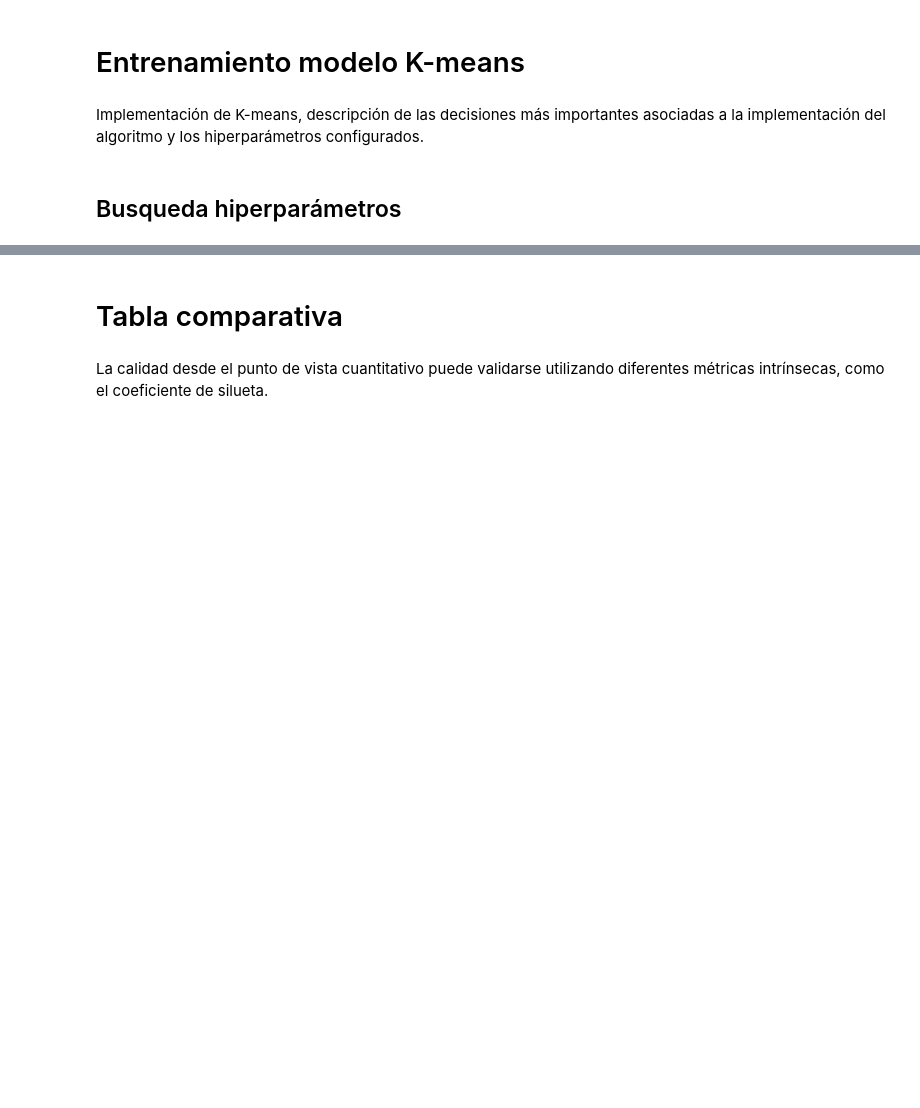
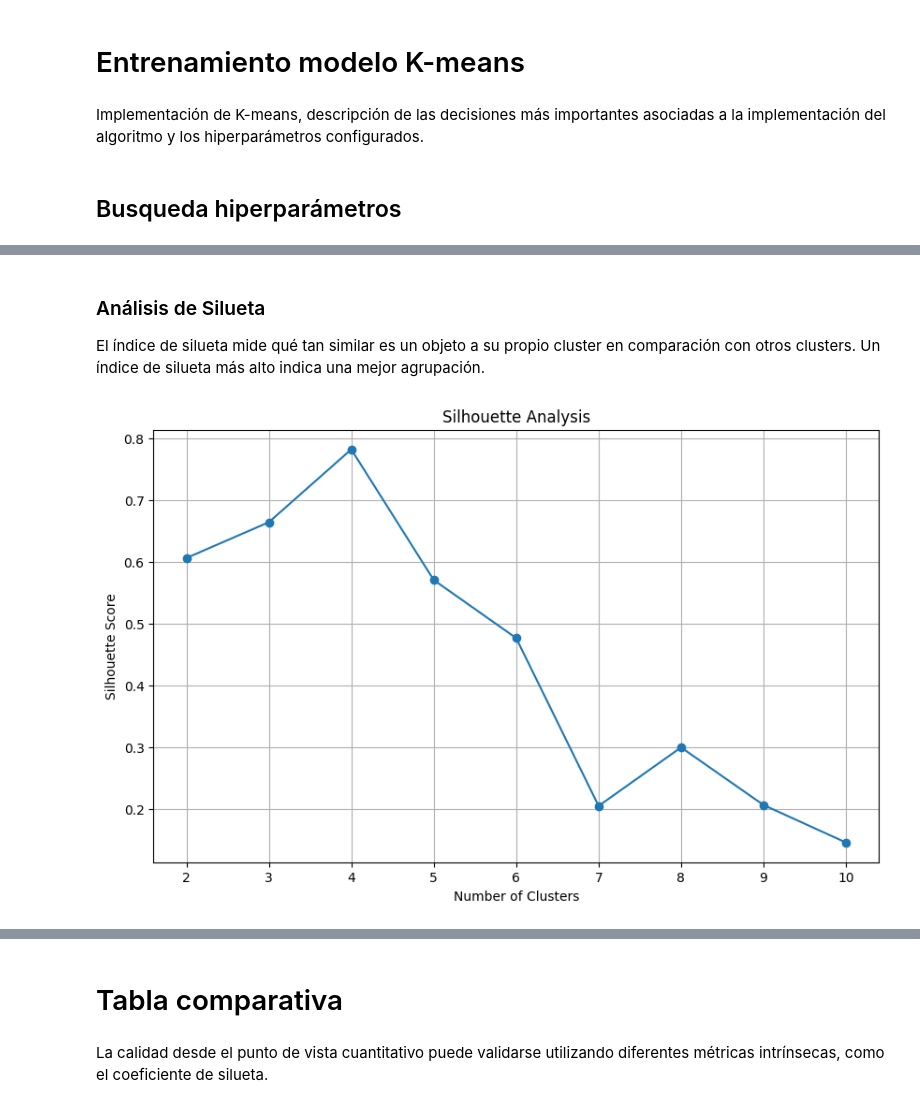
Before and after one commit to j4vierb/FinanzasAlpes-lab2, a Jupyter notebook: v1.ipynb, the cells around one changed output, grey strips where cells are left out. Cells and saved outputs as stored; diff of their text form; code cells hidden in the pictures; blank space fills up the shorter version.

```diff
--- a/v1.ipynb
+++ b/v1.ipynb
@@ -530,0 +559,24 @@ Implementación de K-means, descripción de las decisiones más importantes asoc
+# %% [markdown]
+### Análisis de Silueta
+
+El índice de silueta mide qué tan similar es un objeto a su propio cluster en comparación con otros clusters. Un índice de silueta más alto indica una mejor agrupación.
+# %%
+# Calucar los scores de silueta
+sil_scores = []
+
+for k in range(2, max_clusters + 1):
+    kmeans = KMeans(n_clusters=k, random_state=42)
+    labels = kmeans.fit_predict(transformed_df[not_f])
+    score = silhouette_score(transformed_df[not_f], labels)
+    sil_scores.append(score)
+
+# Plot los scores de silueta
+plt.figure(figsize=(10, 6))
+plt.plot(range(2, max_clusters + 1), sil_scores, marker='o')
+plt.title('Silhouette Analysis')
+plt.xlabel('Number of Clusters')
+plt.ylabel('Silhouette Score')
+plt.grid(True)
+plt.show()
+# %% [output]
+[figure, added]
```
Also changed, not shown: parts of 14 cells of this notebook.
